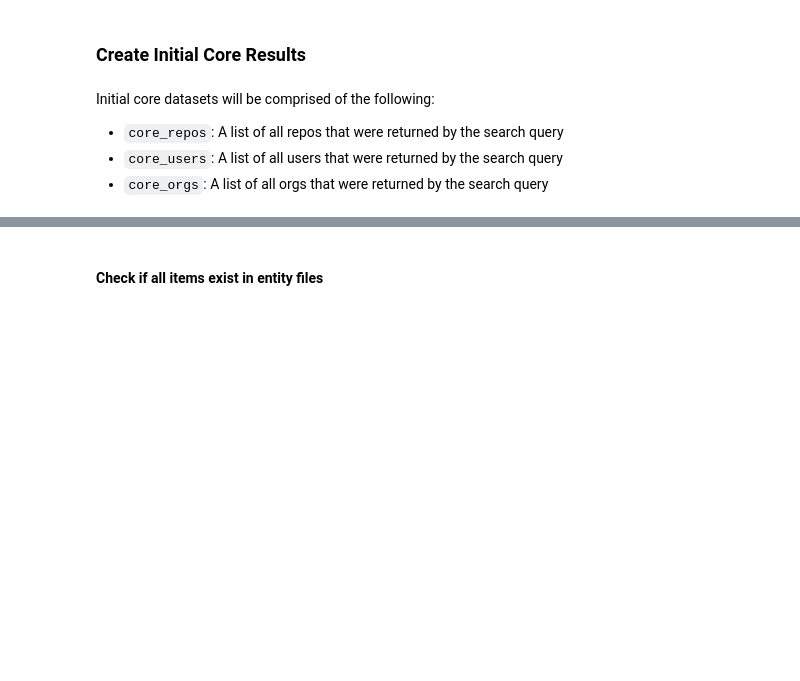
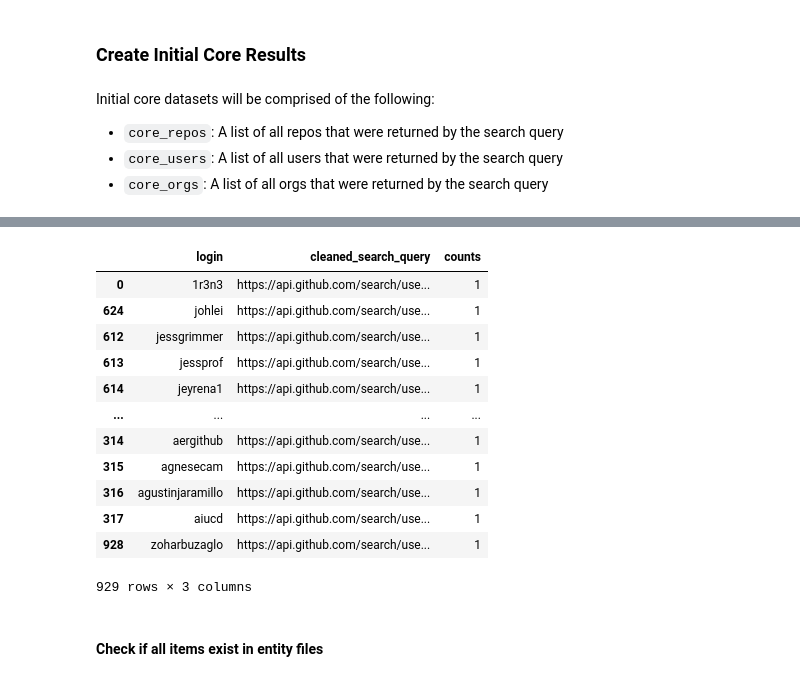
Before and after one commit to CodingDH/searching-for-DH, a Jupyter notebook: data_cleaning_notebooks/ProcessInitialResults.ipynb, the cells around one changed output, grey strips where cells are left out. Drawn from its saved outputs; the diff is of its cells as text; code cells hidden in the pictures; blank space fills up the shorter version.

```diff
--- a/data_cleaning_notebooks/ProcessInitialResults.ipynb
+++ b/data_cleaning_notebooks/ProcessInitialResults.ipynb
@@ -53,0 +81,3 @@ Initial core datasets will be comprised of the following:
+# %%
+test = pd.concat([search_queries_user_join_df, older_join_df])
+len(test)
@@ -53,0 +86,9 @@ Initial core datasets will be comprised of the following:
+# %%
+test['cleaned_search_query_time'] = None
+test.loc[test.cleaned_search_query_time.isna(), 'cleaned_search_query_time'] = "2022-10-10"
+test.loc[test.search_query_time.notna(), 'cleaned_search_query_time'] = test.loc[test.search_query_time.notna(), 'search_query_time']
+test['cleaned_search_query_time'] = pd.to_datetime(test['cleaned_search_query_time'], errors='coerce')
+# %%
+test['cleaned_search_query'] = test['search_query'].str.replace('%22', '"').str.replace('"', '').str.replace('%3A', ':').str.split('&page').str[0]
+# %%
+test2 = test.sort_values(by=['cleaned_search_query_time'], ascending=False).drop_duplicates(subset=subset_fields, keep='first')
@@ -54,3 +223,19 @@ Initial core datasets will be comprised of the following:
+# %%
+test2.groupby(subset_fields).size().reset_index(name='counts').sort_values(by=['counts'], ascending=False)
+# %% [output]
+|  | login | cleaned_search_query | counts |
+| 0 | 1r3n3 | https://api.github.com/search/use... | 1 |
+| 624 | johlei | https://api.github.com/search/use... | 1 |
+| 612 | jessgrimmer | https://api.github.com/search/use... | 1 |
+| 613 | jessprof | https://api.github.com/search/use... | 1 |
+| 614 | jeyrena1 | https://api.github.com/search/use... | 1 |
+| ... | ... | ... | ... |
+| 314 | aergithub | https://api.github.com/search/use... | 1 |
+| 315 | agnesecam | https://api.github.com/search/use... | 1 |
+| 316 | agustinjaramillo | https://api.github.com/search/use... | 1 |
+| 317 | aiucd | https://api.github.com/search/use... | 1 |
+| 928 | zoharbuzaglo | https://api.github.com/search/use... | 1 |
+929 rows × 3 columns
 # %% [markdown]
 #### Check if all items exist in entity files
 # %%
```
Also changed, not shown: parts of 27 cells of this notebook, 2 other files.
